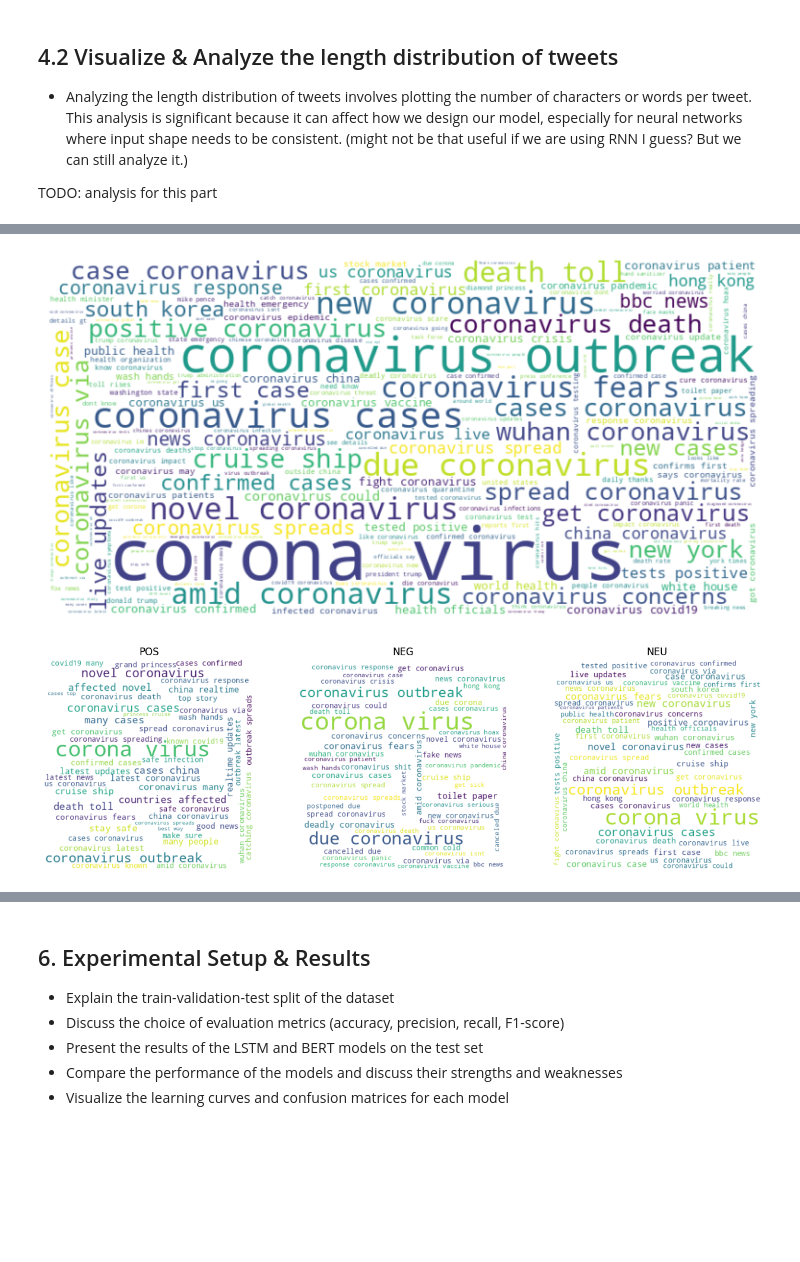
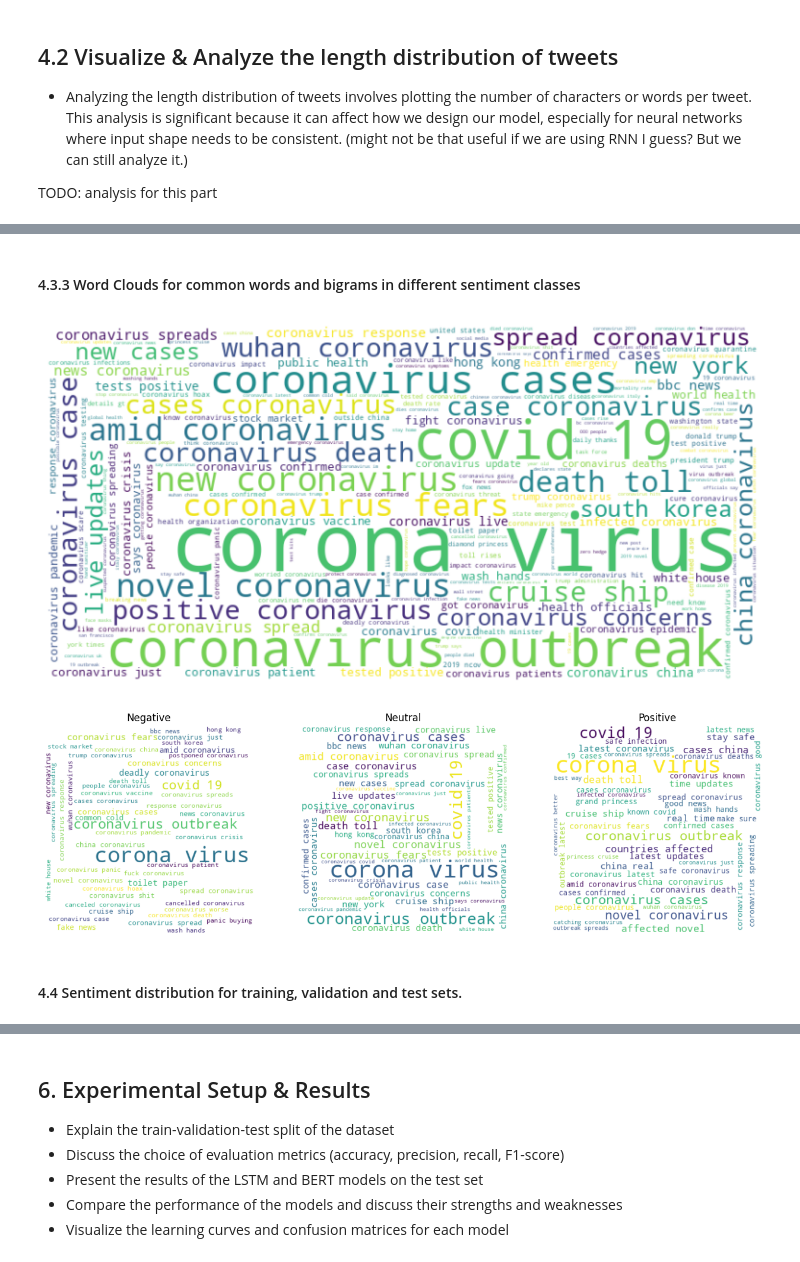
Before and after one commit to Lexian-6/Sentiment-Analysis-towards-COVID-19-on-Twitter, a Jupyter notebook: COVIDSenti_Analysis.ipynb, the cells around one changed output, grey strips where cells are left out. Drawn from its saved outputs; the diff is of its cells as text; code cells hidden in the pictures; blank space fills up the shorter version.

```diff
--- a/COVIDSenti_Analysis.ipynb
+++ b/COVIDSenti_Analysis.ipynb
@@ -292,23 +343,0 @@ bird flu in december when whole pk is busy in marriage
-# %%
-# @title #### 3.4.5 Removing Stop Words
-import nltk
-from nltk.corpus import stopwords
-
-nltk.download('stopwords')  # Download the stop words corpus
-
-# Remove stop words
-def remove_stopwords(text):
-    stop_words = set(stopwords.words('english'))
-    words = text.split()
-    filtered_words = [word for word in words if word.lower() not in stop_words]
-    filtered_text = ' '.join(filtered_words)
-    return filtered_text
-
-df['tweet'] = df['tweet'].apply(remove_stopwords)
-df_A['tweet'] = df_A['tweet'].apply(remove_stopwords)
-df_B['tweet'] = df_B['tweet'].apply(remove_stopwords)
-df_C['tweet'] = df_C['tweet'].apply(remove_stopwords)
-
-print(original_df.iloc[1, 0])
-print("------------------------------------------------------------------------")
-print(df.iloc[1, 0])
@@ -328,0 +353,14 @@ print(i, ": ", df.iloc[i, 0], " -> ", df.iloc[i, 1])
+# %%
+label_mapping = {
+  'neg': 0,
+  'neu': 1,
+  'pos': 2
+}
+
+df['label'] = df['label'].map(label_mapping)
+df_A['label'] = df_A['label'].map(label_mapping)
+df_B['label'] = df_B['label'].map(label_mapping)
+df_C['label'] = df_C['label'].map(label_mapping)
+
+# Show the modified DataFrame
+df.head()
@@ -499,50 +743,49 @@ Most common words in pos tweets:
+# %% [markdown]
+#### 4.3.3 Word Clouds for common words and bigrams in different sentiment classes
 # %%
 from wordcloud import WordCloud
 
 def generate_bigram_wordcloud(text, size=(8,4), max_words=200):
     # Create a CountVectorizer object with bigrams
-    cv = CountVectorizer(ngram_range=(2, 2))
+    cv = CountVectorizer(ngram_range=(2, 2), stop_words='english')
 
     # Fit and transform the text
     bigram_counts = cv.fit_transform(text)
 
     # Convert the bigram counts to a dictionary
     bigram_dict = dict(zip(cv.get_feature_names_out(), bigram_counts.sum(axis=0).tolist()[0]))
 
     # Create a word cloud object
     wc = WordCloud(width=size[0]*100, height=size[1]*100, background_color='white', colormap='viridis', max_words=max_words)
 
     # Generate the word cloud
     wc.generate_from_frequencies(bigram_dict)
     return wc
     # Display the word cloud
     plt.figure(figsize=size)
     plt.imshow(wc, interpolation='bilinear')
     plt.axis('off')
     plt.tight_layout()
     plt.show()
 
 # Display the word cloud
 all_tweets_wordcloud = generate_bigram_wordcloud(df['tweet'])
 plt.figure(figsize=(8, 4))
 plt.imshow(all_tweets_wordcloud, interpolation='bilinear')
 plt.axis('off')
 plt.tight_layout()
 plt.show()
 # %% [output]
-[figure, old version]
+[figure, new version]
 # %%
 # Generate bigram word clouds for each sentiment class
-# Define the sentiments
-sentiments = ['pos', 'neg', 'neu']
-
 # Create a single row of subplots with figsize (12, 4) for all three plots together
 fig, axs = plt.subplots(1, 3, figsize=(13, 4))  # Each subplot having an effective figsize of (4, 4)
 
 # Generate and display word clouds for each sentiment
-for i, sentiment in enumerate(sentiments):
+for i in range(3):
     # Filter the dataframe for the current sentiment
-    filtered_tweets = df[df['label'] == sentiment]['tweet']
+    filtered_tweets = df[df['label'] == i]['tweet']
 
     # Generate the word cloud for the filtered tweets
     sentiment_wordcloud = generate_bigram_wordcloud(filtered_tweets, size=(4, 4), max_words=50)  # Adjust size as needed
@@ -550,7 +793,7 @@ for i, sentiment in enumerate(sentiments):
     # Display the word cloud in the ith subplot
     axs[i].imshow(sentiment_wordcloud, interpolation='bilinear')
     axs[i].axis('off')  # Hide the axes
-    axs[i].set_title(f'{sentiment.upper()}')  # Set title for each subplot
+    axs[i].set_title(f'{sentiment_list[i].capitalize()}')  # Set title for each subplot
 
 # Adjust layout to prevent overlap
 plt.tight_layout()
@@ -558,4 +801,6 @@ plt.tight_layout()
 # Show the plot
 plt.show()
 # %% [output]
-[figure, old version]
+[figure, new version]
+# %% [markdown]
+#### 4.4 Sentiment distribution for training, validation and test sets.
```
Also changed, not shown: parts of 58 cells of this notebook.
